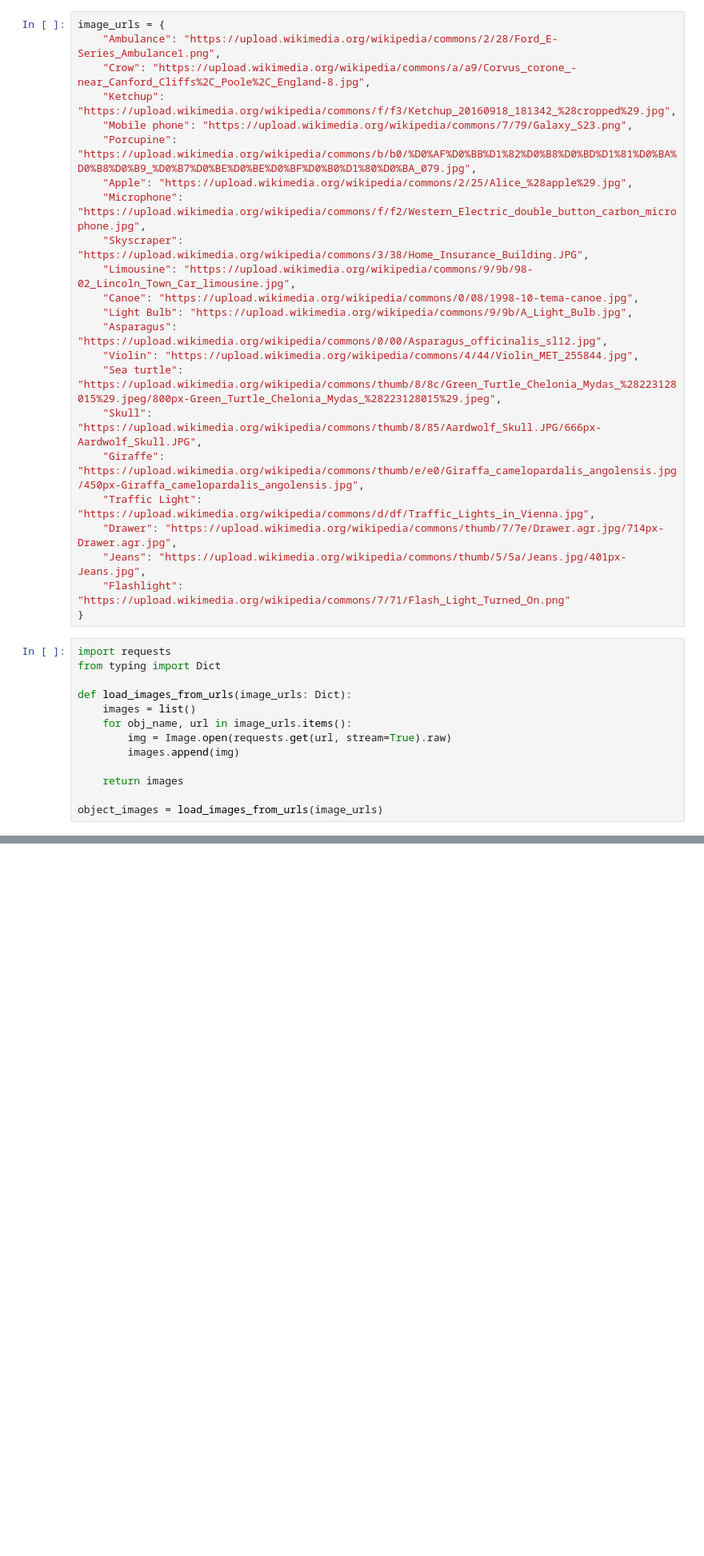
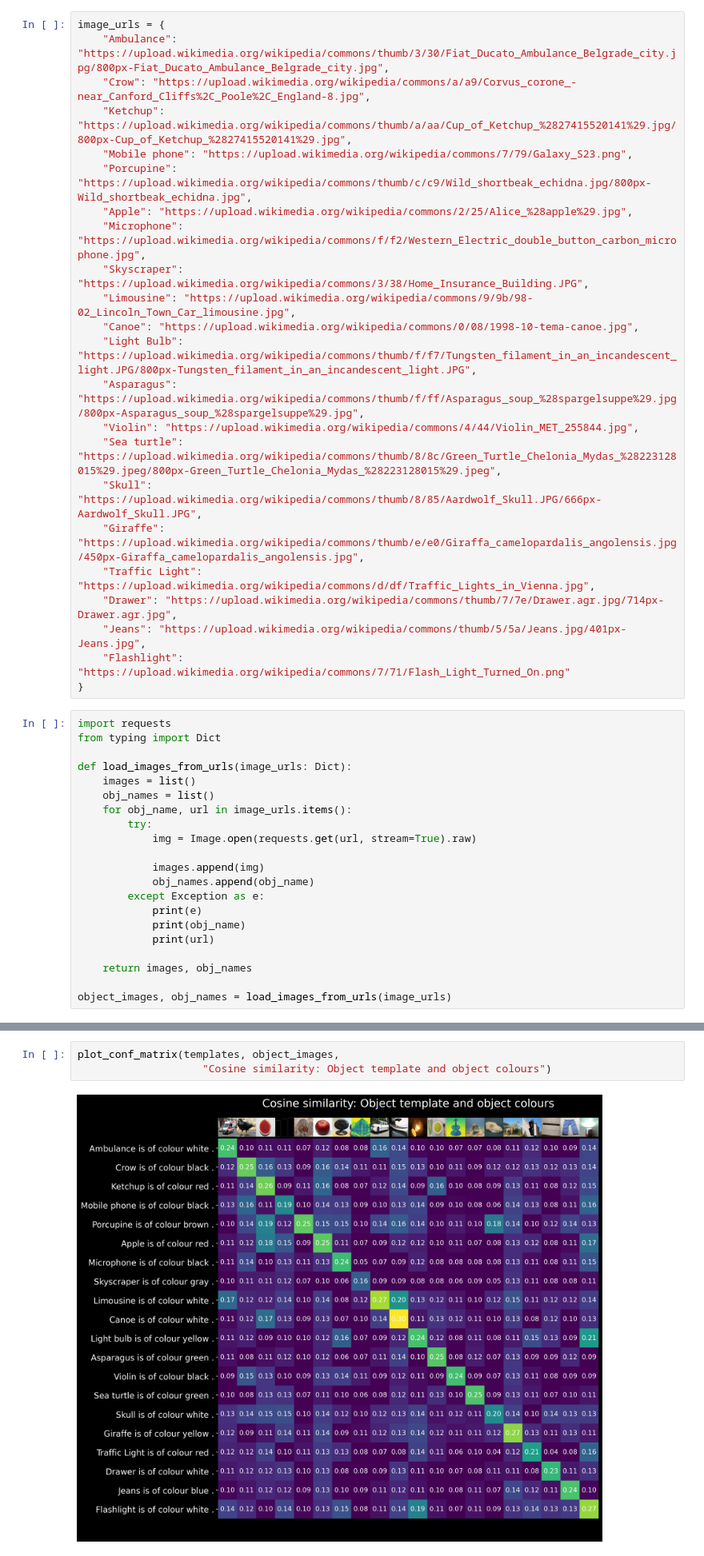
Before and after one commit to ShawonAshraf/multi-modal-semantics, a Jupyter notebook: assignment_2/03ex_colours_vlmodels_clip_wzeroshot.ipynb, the cells around one changed output, grey strips where cells are left out. Shown at 80% size. Drawn from its saved outputs; the diff is of its cells as text; blank space fills up the shorter version.

```diff
--- a/assignment_2/03ex_colours_vlmodels_clip_wzeroshot.ipynb
+++ b/assignment_2/03ex_colours_vlmodels_clip_wzeroshot.ipynb
@@ -435,18 +435,18 @@ templates
  'Flashlight is of colour white .']
 # %%
 image_urls = {
-    "Ambulance": "https://upload.wikimedia.org/wikipedia/commons/2/28/Ford_E-Series_Ambulance1.png",
+    "Ambulance": "https://upload.wikimedia.org/wikipedia/commons/thumb/3/30/Fiat_Ducato_Ambulance_Belgrade_city.jpg/800px-Fiat_Ducato_Ambulance_Belgrade_city.jpg",
     "Crow": "https://upload.wikimedia.org/wikipedia/commons/a/a9/Corvus_corone_-near_Canford_Cliffs%2C_Poole%2C_England-8.jpg",
-    "Ketchup": "https://upload.wikimedia.org/wikipedia/commons/f/f3/Ketchup_20160918_181342_%28cropped%29.jpg",
+    "Ketchup": "https://upload.wikimedia.org/wikipedia/commons/thumb/a/aa/Cup_of_Ketchup_%2827415520141%29.jpg/800px-Cup_of_Ketchup_%2827415520141%29.jpg",
     "Mobile phone": "https://upload.wikimedia.org/wikipedia/commons/7/79/Galaxy_S23.png",
-    "Porcupine": "https://upload.wikimedia.org/wikipedia/commons/b/b0/%D0%AF%D0%BB%D1%82%D0%B8%D0%BD%D1%81%D0%BA%D0%B8%D0%B9_%D0%B7%D0%BE%D0%BE%D0%BF%D0%B0%D1%80%D0%BA_079.jpg",
+    "Porcupine": "https://upload.wikimedia.org/wikipedia/commons/thumb/c/c9/Wild_shortbeak_echidna.jpg/800px-Wild_shortbeak_echidna.jpg",
     "Apple": "https://upload.wikimedia.org/wikipedia/commons/2/25/Alice_%28apple%29.jpg",
     "Microphone": "https://upload.wikimedia.org/wikipedia/commons/f/f2/Western_Electric_double_button_carbon_microphone.jpg",
     "Skyscraper": "https://upload.wikimedia.org/wikipedia/commons/3/38/Home_Insurance_Building.JPG",
     "Limousine": "https://upload.wikimedia.org/wikipedia/commons/9/9b/98-02_Lincoln_Town_Car_limousine.jpg",
     "Canoe": "https://upload.wikimedia.org/wikipedia/commons/0/08/1998-10-tema-canoe.jpg",
-    "Light Bulb": "https://upload.wikimedia.org/wikipedia/commons/9/9b/A_Light_Bulb.jpg",
-    "Asparagus": "https://upload.wikimedia.org/wikipedia/commons/0/00/Asparagus_officinalis_sl12.jpg",
+    "Light Bulb": "https://upload.wikimedia.org/wikipedia/commons/thumb/f/f7/Tungsten_filament_in_an_incandescent_light.JPG/800px-Tungsten_filament_in_an_incandescent_light.JPG",
+    "Asparagus": "https://upload.wikimedia.org/wikipedia/commons/thumb/f/ff/Asparagus_soup_%28spargelsuppe%29.jpg/800px-Asparagus_soup_%28spargelsuppe%29.jpg",
     "Violin": "https://upload.wikimedia.org/wikipedia/commons/4/44/Violin_MET_255844.jpg",
     "Sea turtle": "https://upload.wikimedia.org/wikipedia/commons/thumb/8/8c/Green_Turtle_Chelonia_Mydas_%28223128015%29.jpeg/800px-Green_Turtle_Chelonia_Mydas_%28223128015%29.jpeg",
     "Skull": "https://upload.wikimedia.org/wikipedia/commons/thumb/8/85/Aardwolf_Skull.JPG/666px-Aardwolf_Skull.JPG",
@@ -462,10 +462,18 @@ from typing import Dict
 
 def load_images_from_urls(image_urls: Dict):
     images = list()
+    obj_names = list()
     for obj_name, url in image_urls.items():
-        img = Image.open(requests.get(url, stream=True).raw)
-        images.append(img)
+        try:
+            img = Image.open(requests.get(url, stream=True).raw)
 
-    return images
+            images.append(img)
+            obj_names.append(obj_name)
+        except Exception as e:
+            print(e)
+            print(obj_name)
+            print(url)
 
-object_images = load_images_from_urls(image_urls)
+    return images, obj_names
+
+object_images, obj_names = load_images_from_urls(image_urls)
@@ -487,0 +496,5 @@ File:Ford_E-Series_ 100%[===================>]  62.38K  --.-KB/s    in 0.03s
+# %%
+plot_conf_matrix(templates, object_images,
+                    "Cosine similarity: Object template and object colours")
+# %% [output]
+[figure, added]
```
Also changed, not shown: parts of 7 cells of this notebook.
